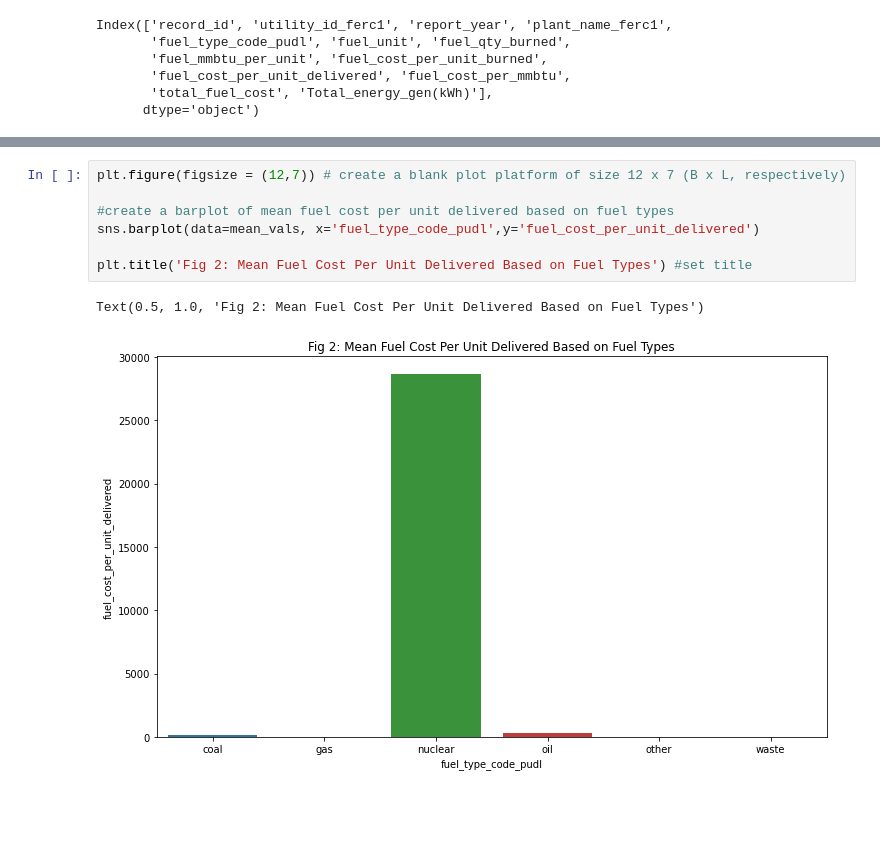
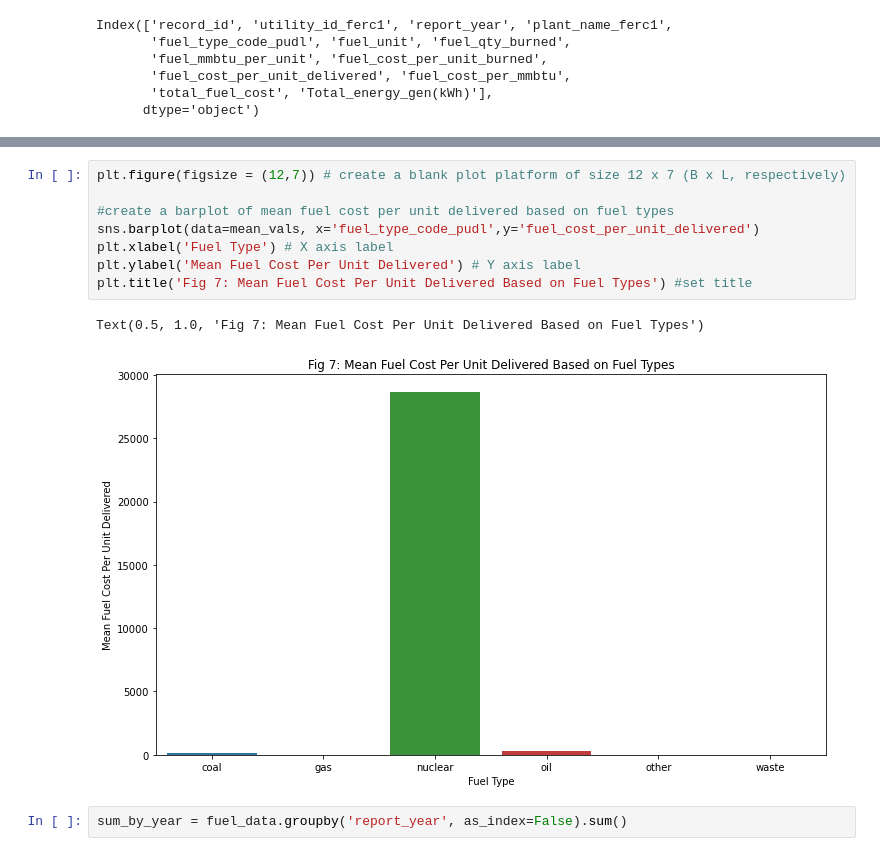
Before and after one commit to Diyoke-Py/Power-plant-project, a Jupyter notebook: Power plant project.ipynb, the cells around one changed output, grey strips where cells are left out. Saved outputs shown, nothing was run; the diff lists cells and outputs as text; blank space fills up the shorter version.

```diff
--- a/Power plant project.ipynb
+++ b/Power plant project.ipynb
@@ -205,10 +251,13 @@ Text(0.5, 1.0, 'Fig 2: Mean Fuel Cost Per MMBTU Based on Fuel Types')
 # %%
 plt.figure(figsize = (12,7)) # create a blank plot platform of size 12 x 7 (B x L, respectively)
 
 #create a barplot of mean fuel cost per unit delivered based on fuel types
 sns.barplot(data=mean_vals, x='fuel_type_code_pudl',y='fuel_cost_per_unit_delivered')
-
-plt.title('Fig 2: Mean Fuel Cost Per Unit Delivered Based on Fuel Types') #set title
+plt.xlabel('Fuel Type') # X axis label
+plt.ylabel('Mean Fuel Cost Per Unit Delivered') # Y axis label
+plt.title('Fig 7: Mean Fuel Cost Per Unit Delivered Based on Fuel Types') #set title
 # %% [output]
-Text(0.5, 1.0, 'Fig 2: Mean Fuel Cost Per Unit Delivered Based on Fuel Types')
+Text(0.5, 1.0, 'Fig 7: Mean Fuel Cost Per Unit Delivered Based on Fuel Types')
-[figure, old version]
+[figure, new version]
+# %%
+sum_by_year = fuel_data.groupby('report_year', as_index=False).sum()
```
Also changed, not shown: parts of 24 cells of this notebook.
